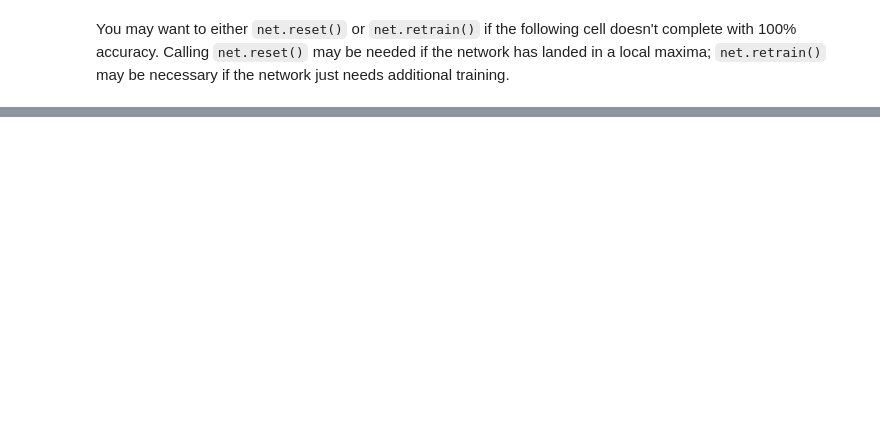
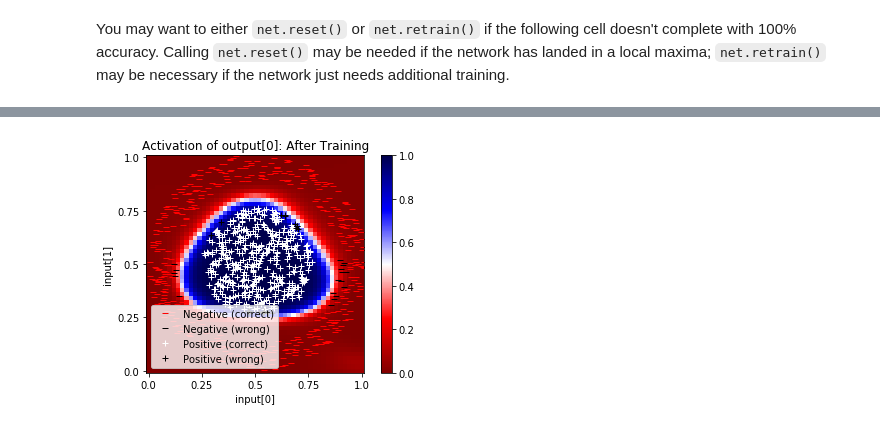
Before and after one commit to ArtificialIntelligenceToolkit/conx, a Jupyter notebook: notebooks/PCA.ipynb, the cells around one changed output, grey strips where cells are left out. Cells and saved outputs as stored; diff of their text form; code cells hidden in the pictures; blank space fills up the shorter version.

```diff
--- a/notebooks/PCA.ipynb
+++ b/notebooks/PCA.ipynb
@@ -102,3 +106,7 @@ Epochs |     Error |  Accuracy |     Error |  Accuracy
+# %%
+net.plot_activation_map(scatter=net.test(interactive=False), symbols=symbols, title="After Training")
+# %% [output]
+[figure, added]
 # %%
 states = [net.propagate_to("hidden", input, visualize=False) for input in net.dataset.inputs]
 pca = PCA(states)
```
Also changed, not shown: parts of 11 cells of this notebook, 2 other files.
